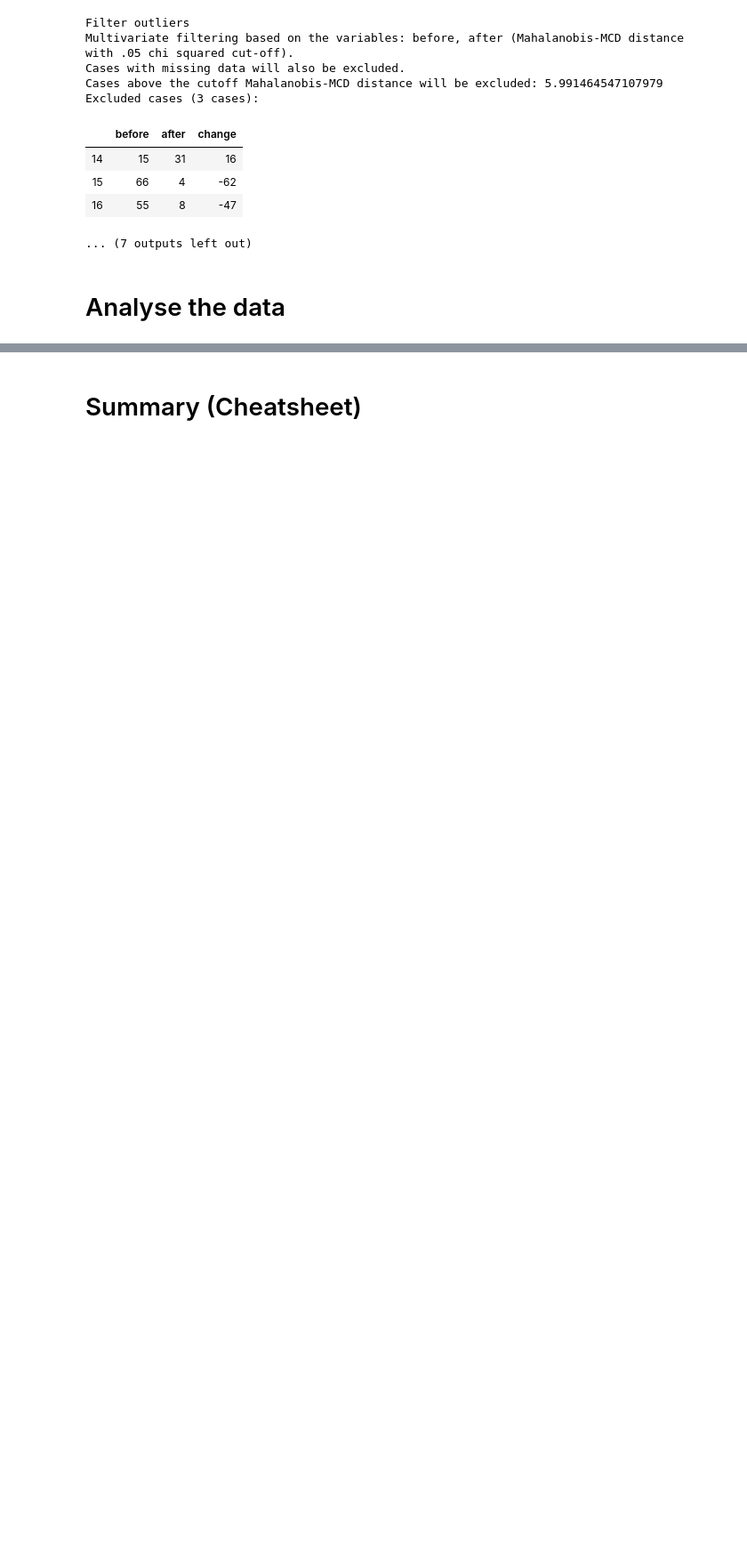
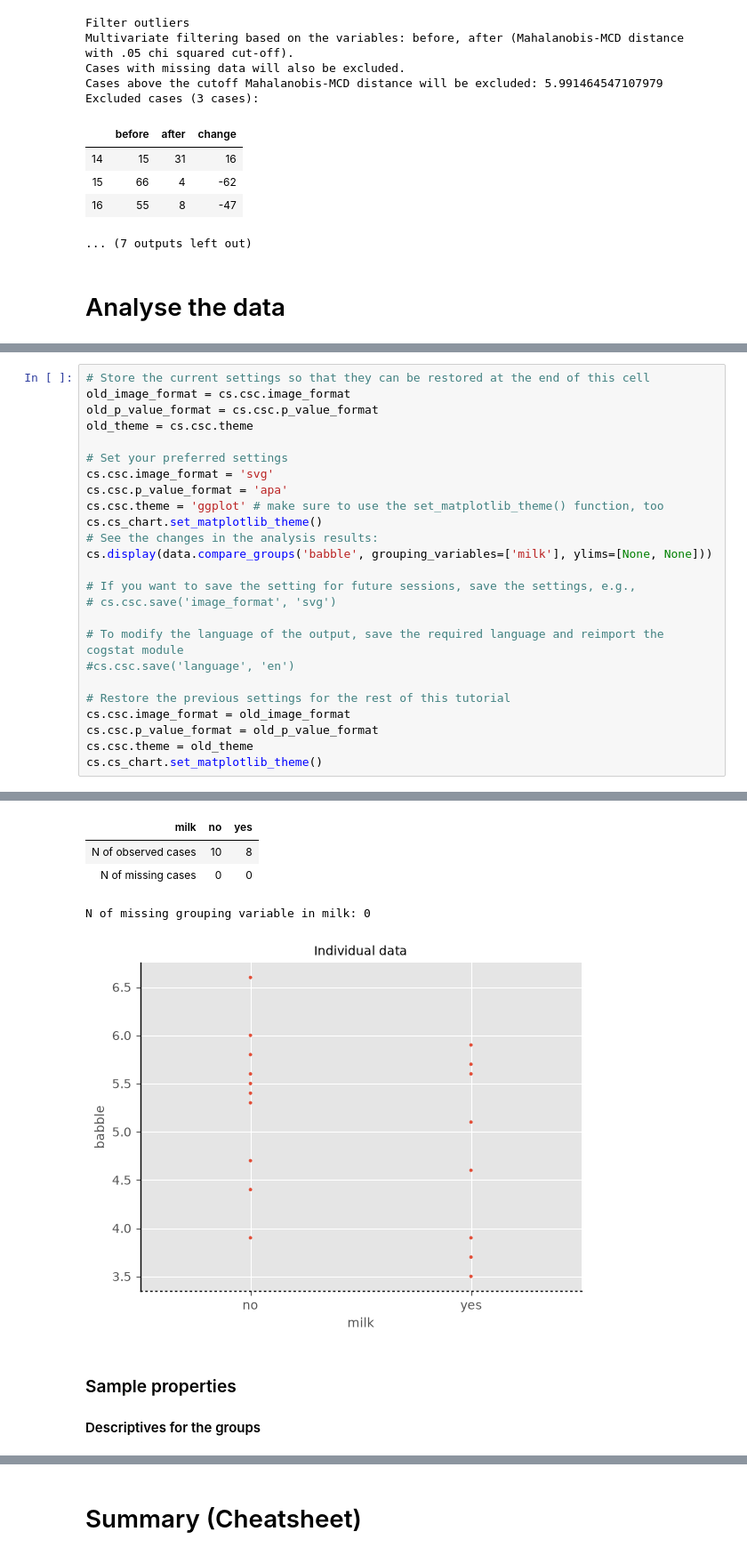
Before and after one commit to cogstat/cogstat, a Jupyter notebook: cogstat/docs/CogStat Jupyter Notebook tutorial.ipynb, the cells around one changed output, grey strips where cells are left out. Shown at 89% size. Drawn from its saved outputs; the diff is of its cells as text; blank space fills up the shorter version.

```diff
--- a/cogstat/docs/CogStat Jupyter Notebook tutorial.ipynb
+++ b/cogstat/docs/CogStat Jupyter Notebook tutorial.ipynb
@@ -556,0 +550,26 @@ Population properties
+# %%
+# Store the current settings so that they can be restored at the end of this cell
+old_image_format = cs.csc.image_format
+old_p_value_format = cs.csc.p_value_format
+old_theme = cs.csc.theme
+
+# Set your preferred settings
+cs.csc.image_format = 'svg'
+cs.csc.p_value_format = 'apa'
+cs.csc.theme = 'ggplot' # make sure to use the set_matplotlib_theme() function, too
+cs.cs_chart.set_matplotlib_theme()
+# See the changes in the analysis results:
+cs.display(data.compare_groups('babble', grouping_variables=['milk'], ylims=[None, None]))
+
+# If you want to save the setting for future sessions, save the settings, e.g.,
+# cs.csc.save('image_format', 'svg')
+
+# To modify the language of the output, save the required language and reimport the cogstat module
+#cs.csc.save('language', 'en')
+
+# Restore the previous settings for the rest of this tutorial
+cs.csc.image_format = old_image_format
+cs.csc.p_value_format = old_p_value_format
+cs.csc.theme = old_theme
+cs.cs_chart.set_matplotlib_theme()
+# %% [output]
@@ -556,0 +580,7 @@ Population properties
+| milk | no | yes |
+| N of observed cases | 10 | 8 |
+| N of missing cases | 0 | 0 |
+N of missing grouping variable in milk: 0
+[figure, added]
+Sample properties
+Descriptives for the groups
```
Also changed, not shown: parts of 13 cells of this notebook, 3 other files.
